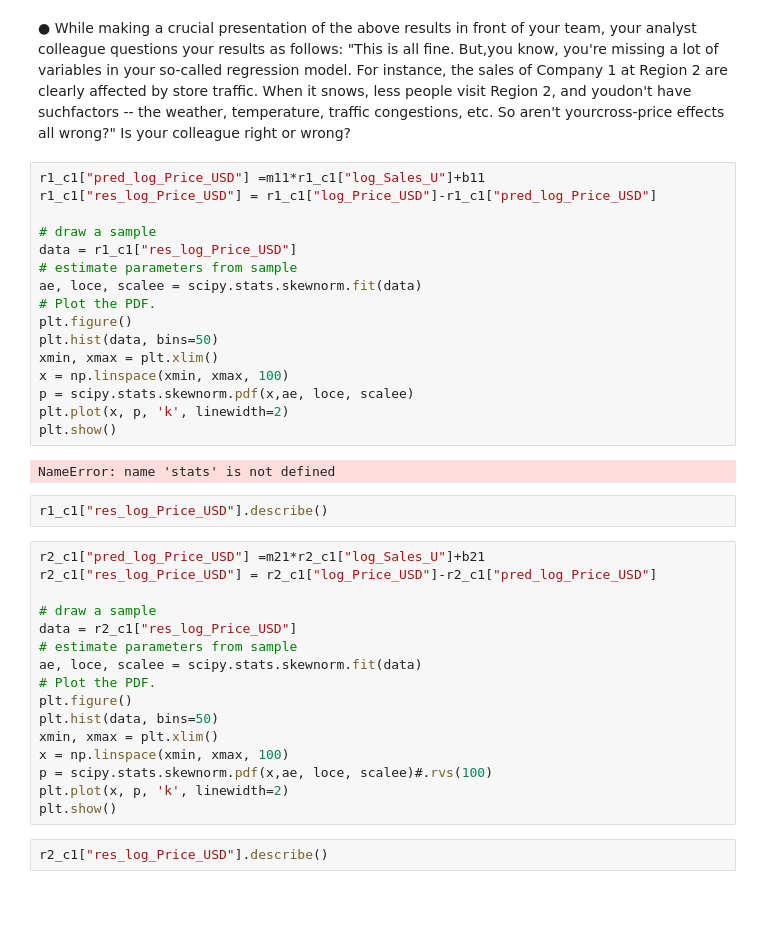
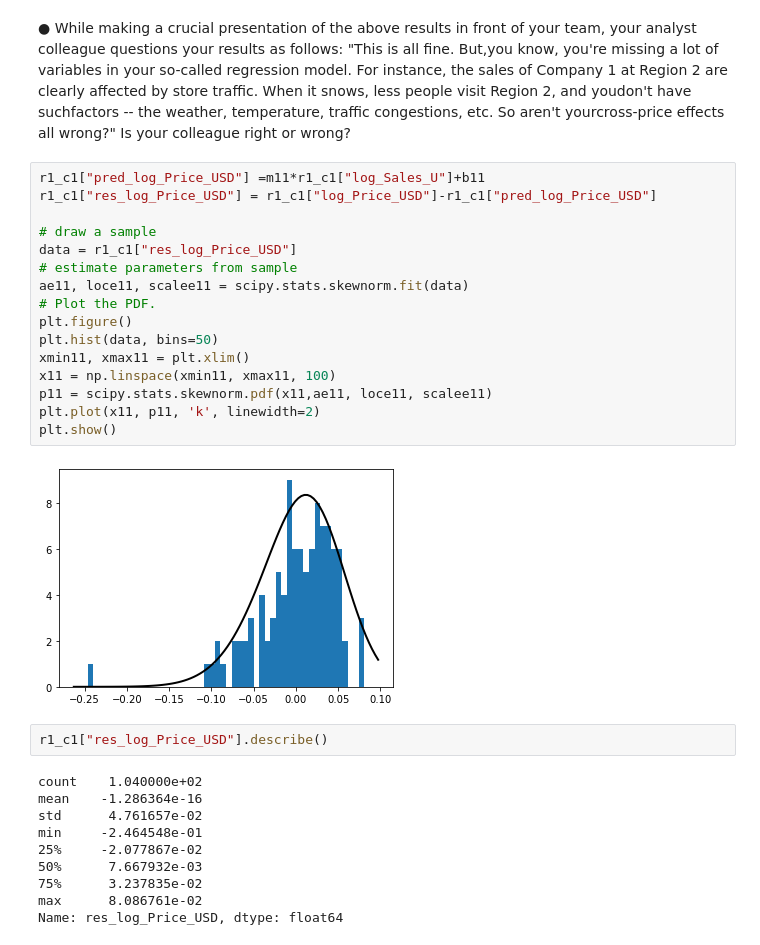
Before and after one commit to hinojosaad/Damavis-Challenge, a Jupyter notebook: Damavis Data Science Challenge.ipynb, the cells around one changed output. Cells and saved outputs as stored; diff of their text form; blank space fills up the shorter version.

```diff
--- a/Damavis Data Science Challenge.ipynb
+++ b/Damavis Data Science Challenge.ipynb
@@ -578,38 +578,30 @@ We conclude that the brand from Region 1 is more vulnerable.
 # %%
 r1_c1["pred_log_Price_USD"] =m11*r1_c1["log_Sales_U"]+b11
 r1_c1["res_log_Price_USD"] = r1_c1["log_Price_USD"]-r1_c1["pred_log_Price_USD"]
 
 # draw a sample
 data = r1_c1["res_log_Price_USD"]
 # estimate parameters from sample
-ae, loce, scalee = scipy.stats.skewnorm.fit(data)
+ae11, loce11, scalee11 = scipy.stats.skewnorm.fit(data)
 # Plot the PDF.
 plt.figure()
 plt.hist(data, bins=50)
-xmin, xmax = plt.xlim()
-x = np.linspace(xmin, xmax, 100)
-p = scipy.stats.skewnorm.pdf(x,ae, loce, scalee)
-plt.plot(x, p, 'k', linewidth=2)
+xmin11, xmax11 = plt.xlim()
+x11 = np.linspace(xmin11, xmax11, 100)
+p11 = scipy.stats.skewnorm.pdf(x11,ae11, loce11, scalee11)
+plt.plot(x11, p11, 'k', linewidth=2)
 plt.show()
 # %% [output]
-NameError: name 'stats' is not defined
+[figure, added]
-# %%
-r1_c1["res_log_Price_USD"].describe()
-# %%
-r2_c1["pred_log_Price_USD"] =m21*r2_c1["log_Sales_U"]+b21
-r2_c1["res_log_Price_USD"] = r2_c1["log_Price_USD"]-r2_c1["pred_log_Price_USD"]
-
-# draw a sample
-data = r2_c1["res_log_Price_USD"]
-# estimate parameters from sample
-ae, loce, scalee = scipy.stats.skewnorm.fit(data)
-# Plot the PDF.
-plt.figure()
-plt.hist(data, bins=50)
-xmin, xmax = plt.xlim()
-x = np.linspace(xmin, xmax, 100)
-p = scipy.stats.skewnorm.pdf(x,ae, loce, scalee)#.rvs(100)
-plt.plot(x, p, 'k', linewidth=2)
-plt.show()
-# %%
-r2_c1["res_log_Price_USD"].describe()
+# %%
+r1_c1["res_log_Price_USD"].describe()
+# %% [output]
+count    1.040000e+02
+mean    -1.286364e-16
+std      4.761657e-02
+min     -2.464548e-01
+25%     -2.077867e-02
+50%      7.667932e-03
+75%      3.237835e-02
+max      8.086761e-02
+Name: res_log_Price_USD, dtype: float64
```
Also changed, not shown: parts of 12 cells of this notebook.
